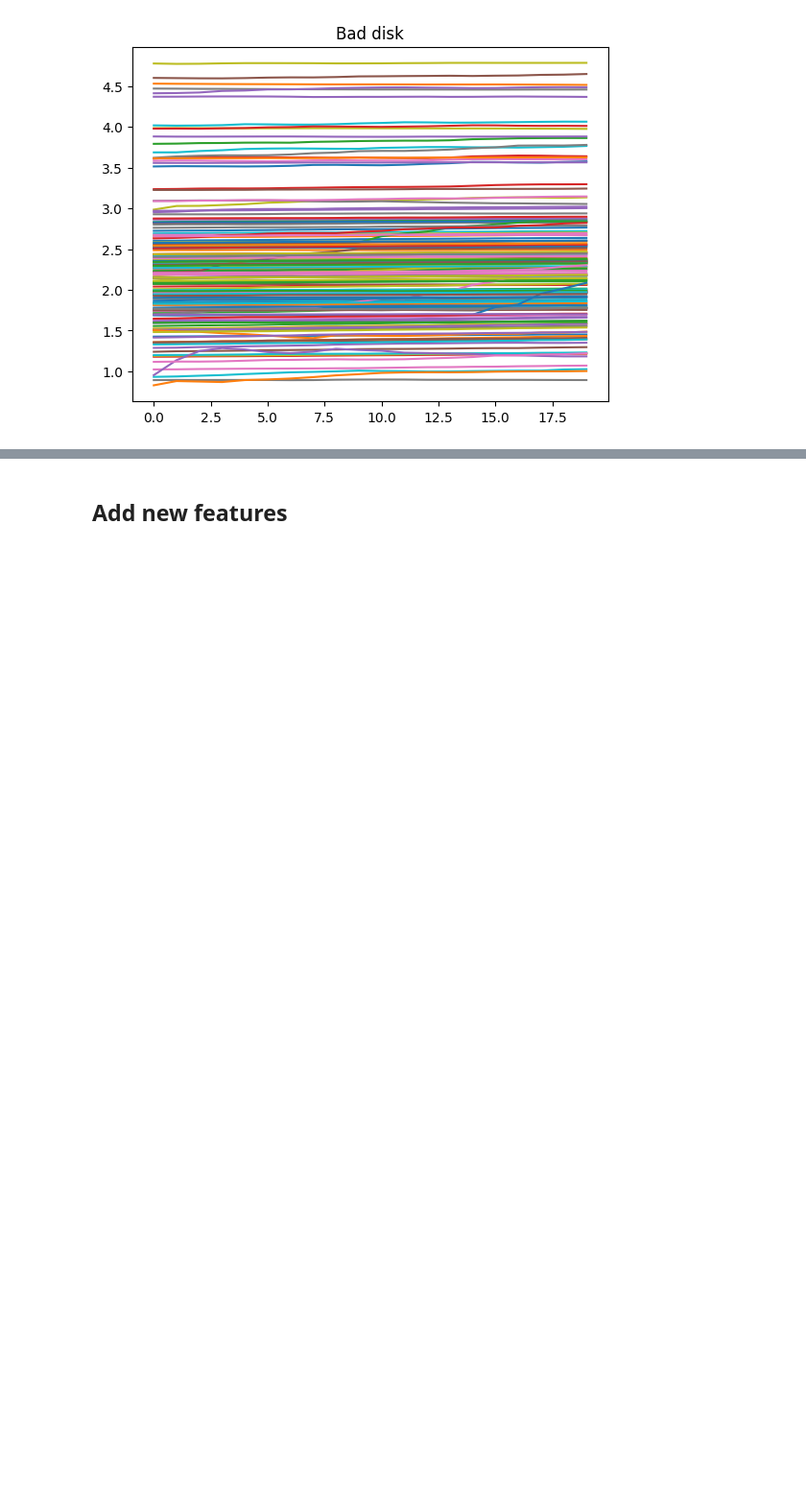
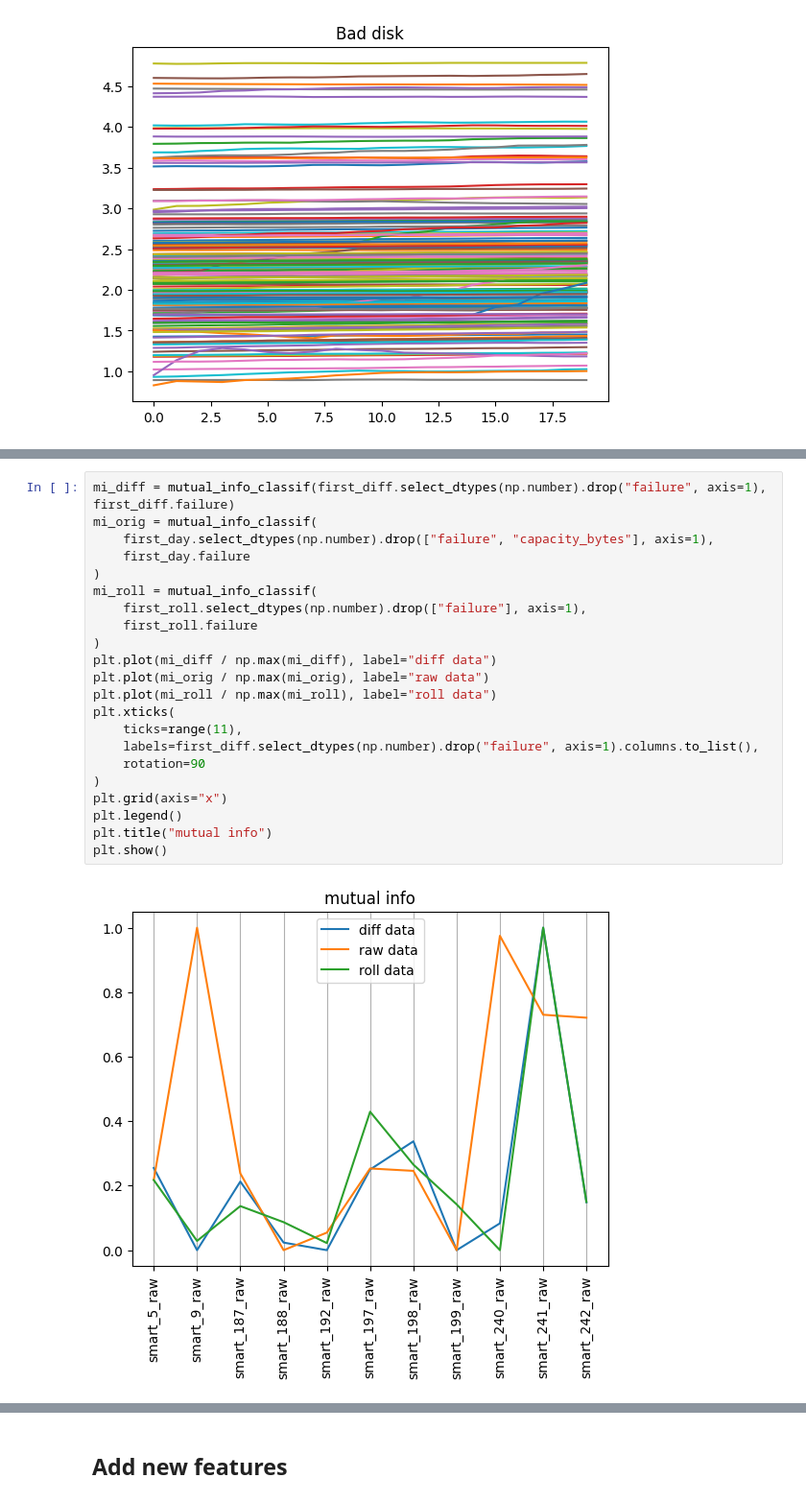
Before and after one commit to ExtremCode/hhd_failure_prediction, a Jupyter notebook: eda.ipynb, the cells around one changed output, grey strips where cells are left out. Shown at 96% size. Cells and saved outputs as stored; diff of their text form; blank space fills up the shorter version.

```diff
--- a/eda.ipynb
+++ b/eda.ipynb
@@ -532,0 +617,24 @@ for _, data in bad.groupby("serial_number"):
+# %%
+mi_diff = mutual_info_classif(first_diff.select_dtypes(np.number).drop("failure", axis=1), first_diff.failure)
+mi_orig = mutual_info_classif(
+    first_day.select_dtypes(np.number).drop(["failure", "capacity_bytes"], axis=1),
+    first_day.failure
+)
+mi_roll = mutual_info_classif(
+    first_roll.select_dtypes(np.number).drop(["failure"], axis=1),
+    first_roll.failure
+)
+plt.plot(mi_diff / np.max(mi_diff), label="diff data")
+plt.plot(mi_orig / np.max(mi_orig), label="raw data")
+plt.plot(mi_roll / np.max(mi_roll), label="roll data")
+plt.xticks(
+    ticks=range(11),
+    labels=first_diff.select_dtypes(np.number).drop("failure", axis=1).columns.to_list(),
+    rotation=90
+)
+plt.grid(axis="x")
+plt.legend()
+plt.title("mutual info")
+plt.show()
+# %% [output]
+[figure, added]
```
Also changed, not shown: parts of 60 cells of this notebook, 1 other file.
